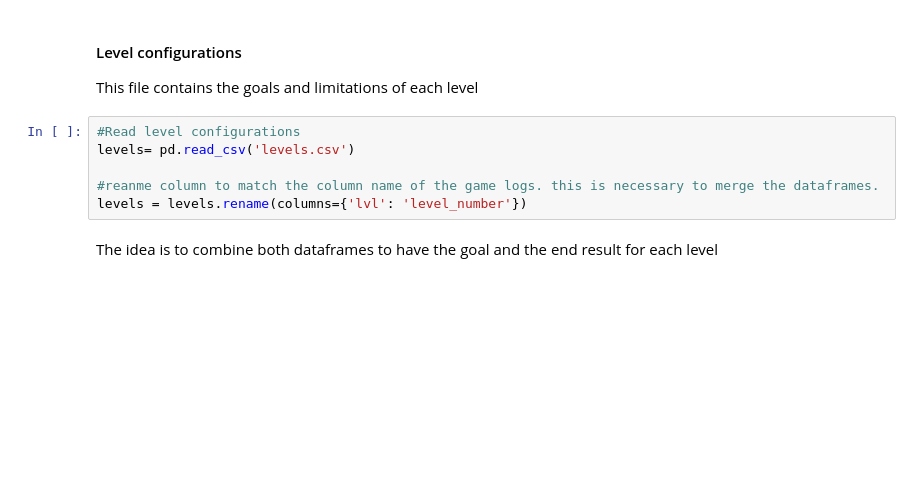
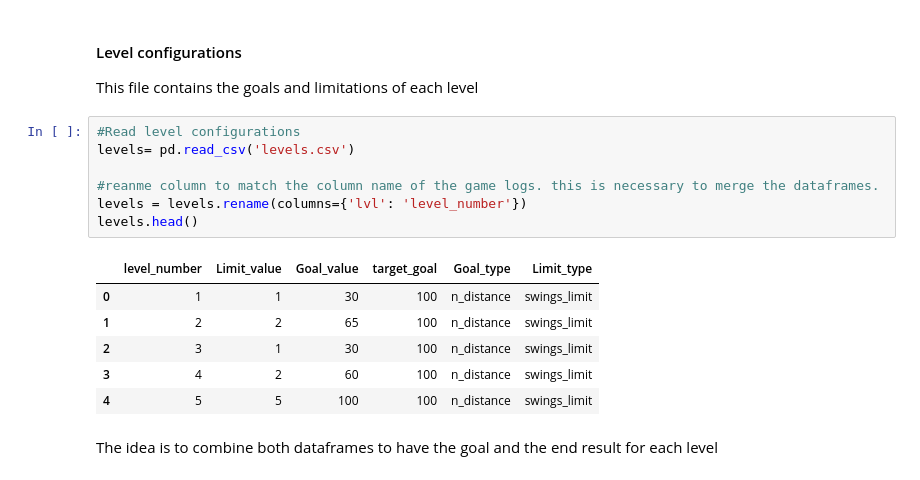
Before and after one commit to davidzg/mobile-game-data-analysis, a Jupyter notebook: EDA.ipynb, the cells around one changed output. Cells and saved outputs as stored; diff of their text form; blank space fills up the shorter version.

```diff
--- a/EDA.ipynb
+++ b/EDA.ipynb
@@ -26,9 +34,17 @@ This file contains the goals and limitations of each level
 # %%
 #Read level configurations
 levels= pd.read_csv('levels.csv')
 
 #reanme column to match the column name of the game logs. this is necessary to merge the dataframes.
 levels = levels.rename(columns={'lvl': 'level_number'})
+levels.head()
+# %% [output]
+|  | level_number | Limit_value | Goal_value | target_goal | Goal_type | Limit_type |
+| 0 | 1 | 1 | 30 | 100 | n_distance | swings_limit |
+| 1 | 2 | 2 | 65 | 100 | n_distance | swings_limit |
+| 2 | 3 | 1 | 30 | 100 | n_distance | swings_limit |
+| 3 | 4 | 2 | 60 | 100 | n_distance | swings_limit |
+| 4 | 5 | 5 | 100 | 100 | n_distance | swings_limit |
 # %% [markdown]
 The idea is to combine both dataframes to have the goal and the end result for each level
 # %%
```
Also changed, not shown: parts of 2 cells of this notebook.
